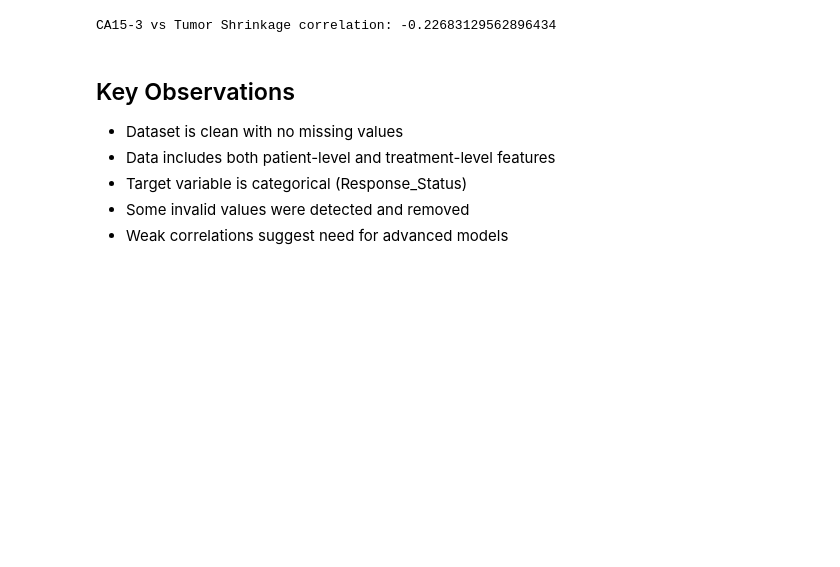
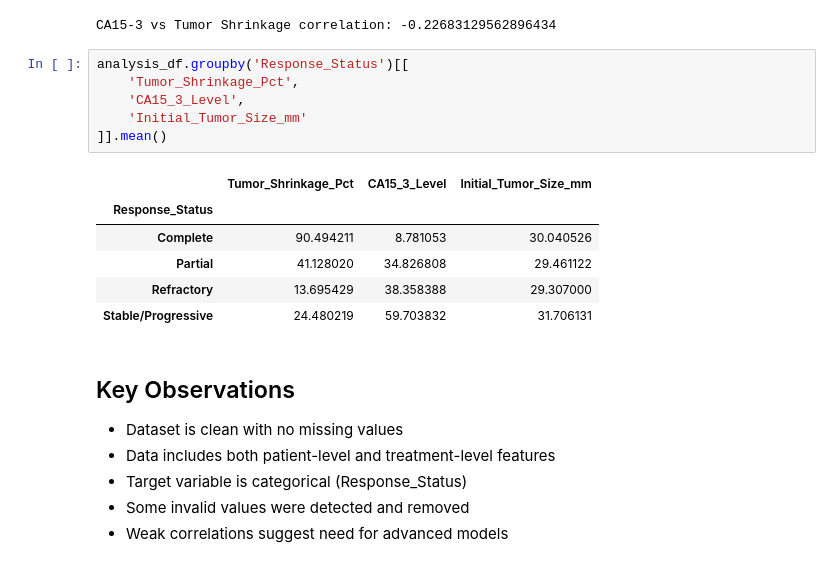
Before and after one commit to bakenova/Healthcare-Analytics-Breast-Cancer-Study, a Jupyter notebook: notebooks/01_data_understanding.ipynb, the cells around one changed output. Cells and saved outputs as stored; diff of their text form; blank space fills up the shorter version.

Commit message:
Correct data analysis

```diff
--- a/notebooks/01_data_understanding.ipynb
+++ b/notebooks/01_data_understanding.ipynb
@@ -433,6 +499,19 @@ print("CA15-3 vs Tumor Shrinkage correlation:",
 corr_matrix.loc['CA15_3_Level', 'Tumor_Shrinkage_Pct'])
 # %% [output]
 CA15-3 vs Tumor Shrinkage correlation: -0.22683129562896434
+# %%
+analysis_df.groupby('Response_Status')[[
+    'Tumor_Shrinkage_Pct',
+    'CA15_3_Level',
+    'Initial_Tumor_Size_mm'
+]].mean()
+# %% [output]
+|  | Tumor_Shrinkage_Pct | CA15_3_Level | Initial_Tumor_Size_mm |
+| Response_Status |  |  |  |
+| Complete | 90.494211 | 8.781053 | 30.040526 |
+| Partial | 41.128020 | 34.826808 | 29.461122 |
+| Refractory | 13.695429 | 38.358388 | 29.307000 |
+| Stable/Progressive | 24.480219 | 59.703832 | 31.706131 |
 # %% [markdown]
 ## Key Observations
 
```
Also changed, not shown: parts of 8 cells of this notebook, 1 other file.
